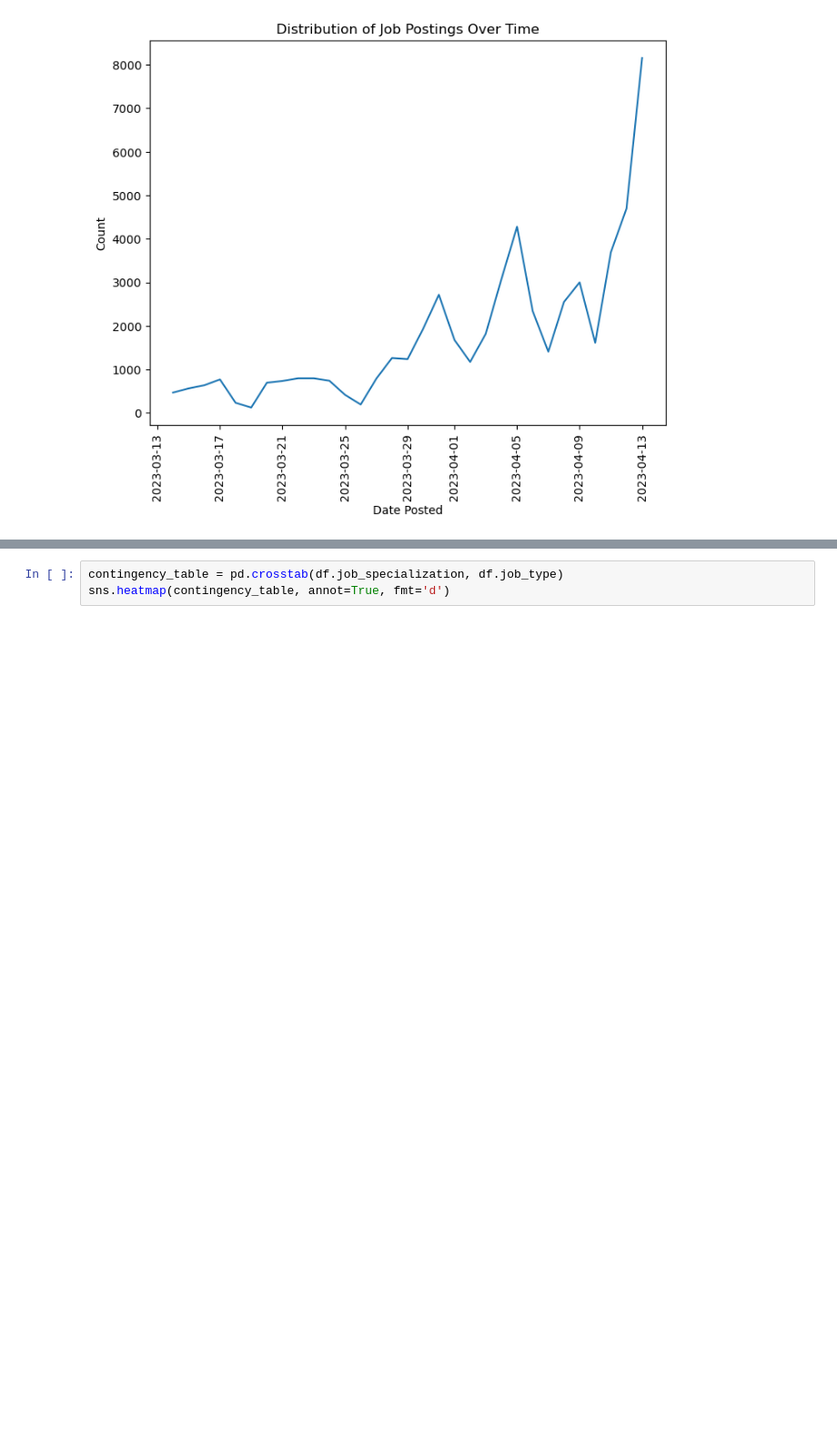
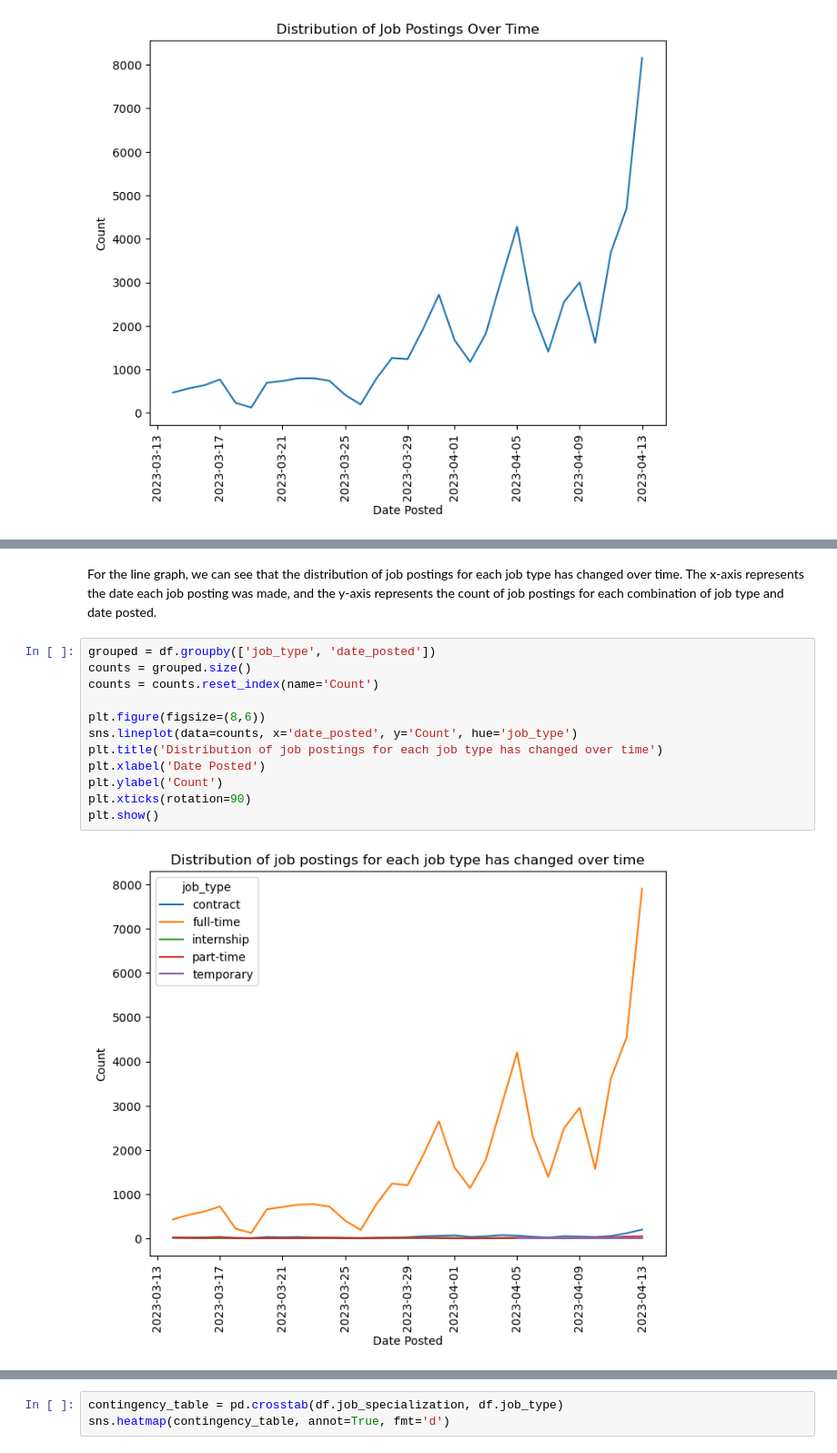
Before and after one commit to smpayawal/Exploring-Job-Market-Trends-and-Companies-in-Various-Locations, a Jupyter notebook: Job Market Analysis.ipynb, the cells around one changed output, grey strips where cells are left out. Shown: that part at 91% size. Cells and saved outputs as stored; diff of their text form; blank space fills up the shorter version.

```diff
--- a/Job Markey Analysis.ipynb
+++ b/Job Market Analysis.ipynb
@@ -184,3 +203,19 @@ plt.ylabel('Location')
 plt.show()
 # %% [output]
 [figure]
+# %% [markdown]
+For the line graph, we can see that the distribution of job postings for each job type has changed over time. The x-axis represents the date each job posting was made, and the y-axis represents the count of job postings for each combination of job type and date posted.
+# %%
+grouped = df.groupby(['job_type', 'date_posted'])
+counts = grouped.size()
+counts = counts.reset_index(name='Count')
+
+plt.figure(figsize=(8,6))
+sns.lineplot(data=counts, x='date_posted', y='Count', hue='job_type')
+plt.title('Distribution of job postings for each job type has changed over time')
+plt.xlabel('Date Posted')
+plt.ylabel('Count')
+plt.xticks(rotation=90)
+plt.show()
+# %% [output]
+[figure, added]
```
Also changed, not shown: parts of 18 cells of this notebook, 1 other file.
